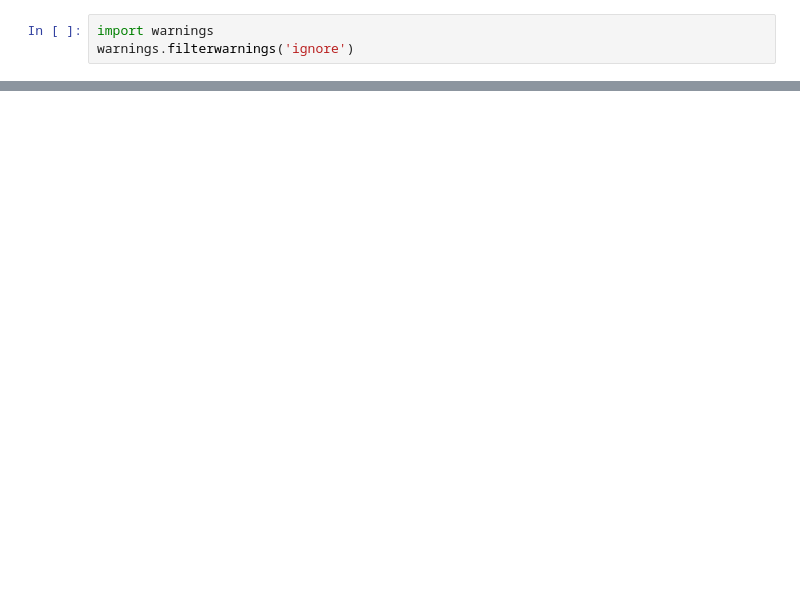
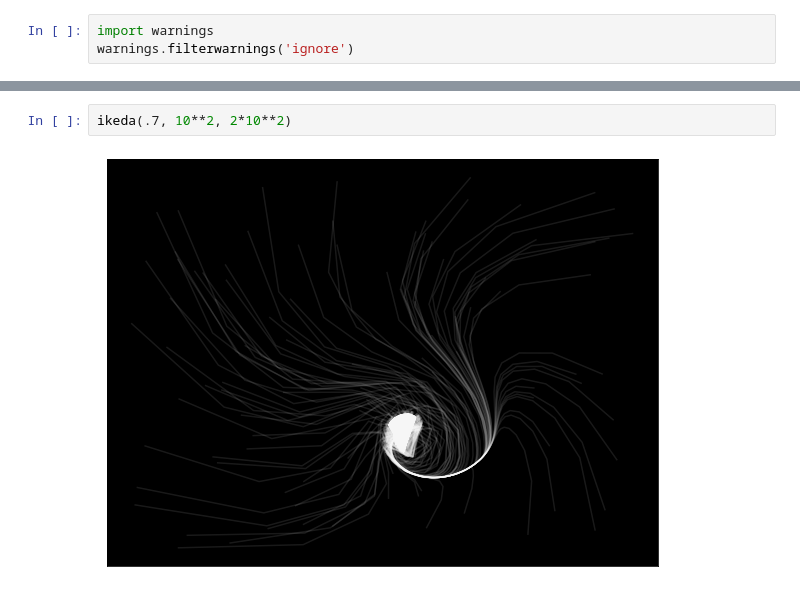
Before and after one commit to sambethune/pattern_analysis, a Jupyter notebook: demo_sheet_1.ipynb, the cells around one changed output, grey strips where cells are left out. Drawn from its saved outputs; the diff is of its cells as text; blank space fills up the shorter version.

```diff
--- a/demo_sheet_1.ipynb
+++ b/demo_sheet_1.ipynb
@@ -267,0 +292,4 @@ tf.constant([1, 2])
+# %%
+ikeda(.7, 10**2, 2*10**2)
+# %% [output]
+[figure, added]
```
Also changed, not shown: parts of 22 cells of this notebook.
